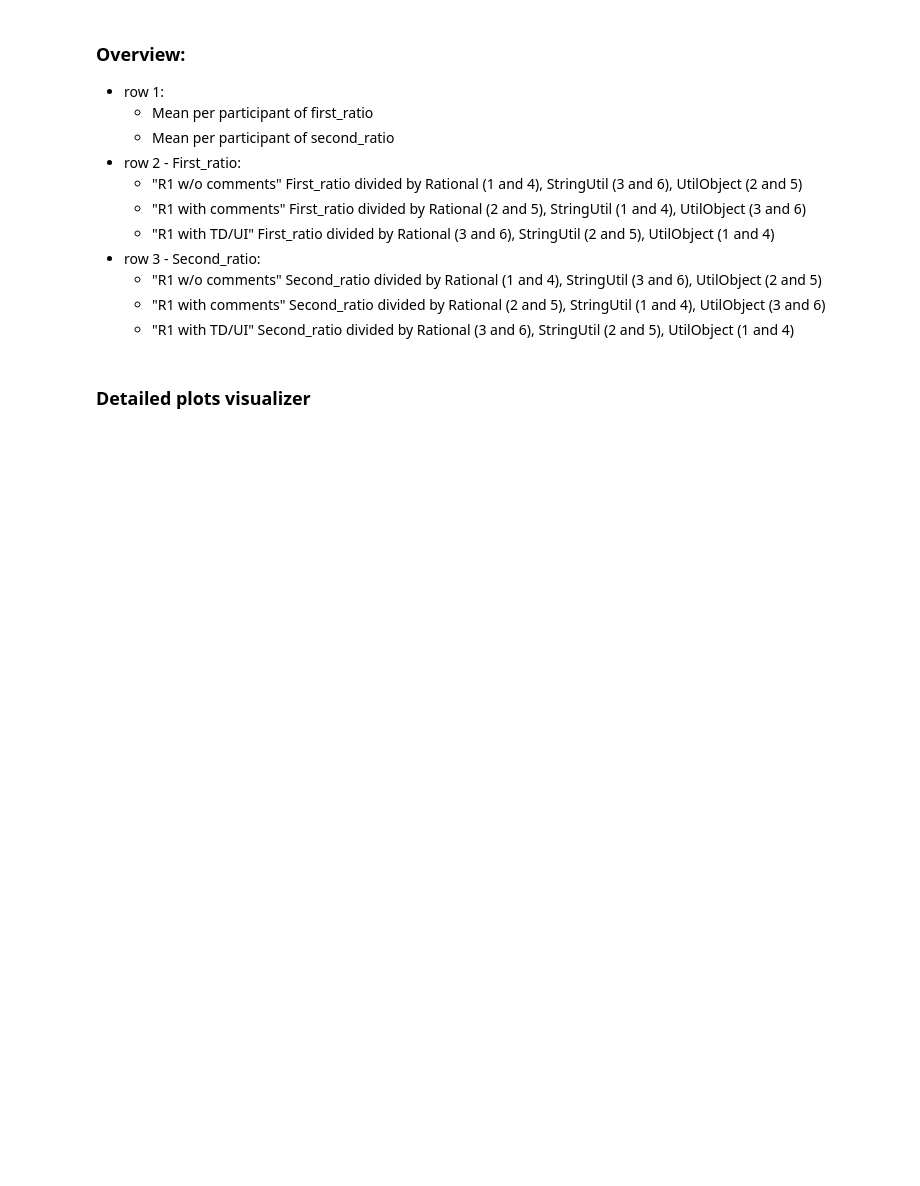
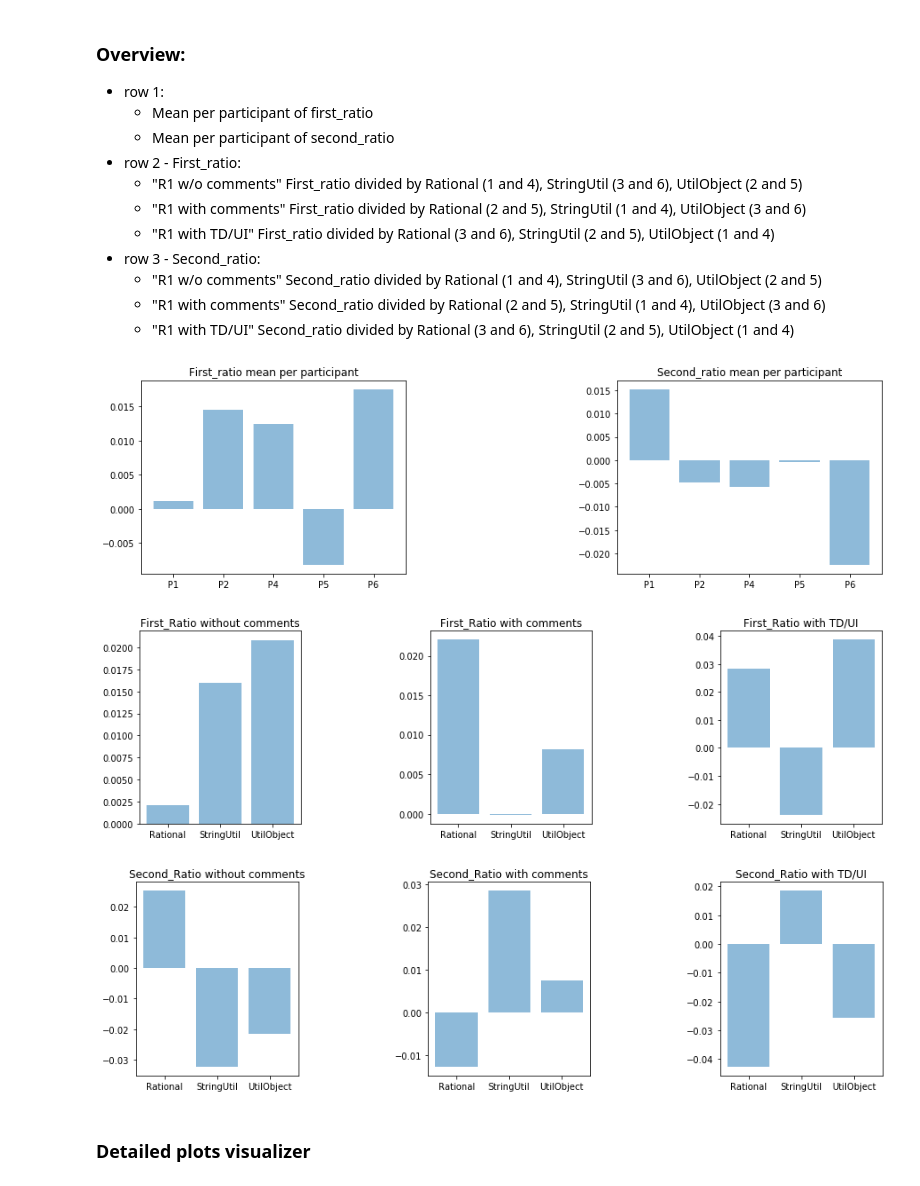
Before and after one commit to silviafracalossi/muse_data_elaborator, a Jupyter notebook: Results Visualizer.ipynb, the cells around one changed output. Drawn from its saved outputs; the diff is of its cells as text; code cells hidden in the pictures; blank space fills up the shorter version.

Commit message:
Using new baseline calculations for data management and visualization

```diff
--- a/Results Visualizer.ipynb
+++ b/Results Visualizer.ipynb
@@ -11,12 +11,13 @@ import csv
 import statistics
 
 # Scenarios Settings
+participants = [1, 2, 4, 5, 6]
 participants_no = 6
 experiments_initials = ['R', 'S', 'U']
 experiments_names = ['Rational', 'StringUtil', 'UtilObject']
 header = ['First_Ratio', 'Second_Ratio']
 
-participants_label = ["P"+str(i) for i in range(1, participants_no+1)]
+participants_label = ["P1", "P2", "P4", "P5", "P6"]
 # %%
 # 1. Load the dato into dataframe
 def read_file(file_name):
@@ -179,7 +198,7 @@ def visualize_overview_means (df_r, df_s, df_u):
     all_second_ratio_means = []
 
     # Iterate all the participants
-    for i in range(1, participants_no+1):
+    for i in participants:
 
         # Calculation of the first ratio mean per participant
         first_ratio_mean = statistics.mean([df_r.loc[i]['First_Ratio'], df_s.loc[i]['First_Ratio'], df_u.loc[i]['First_Ratio']])
@@ -233,33 +252,37 @@ def visualize_overview_ratios (df_r, df_s, df_u):
         with_td_ui.append(statistics.mean([df_r.loc[6][ratio]]))
         with_td_ui.append(statistics.mean([df_s.loc[2][ratio] + df_s.loc[5][ratio]]))
         with_td_ui.append(statistics.mean([df_u.loc[1][ratio] + df_u.loc[4][ratio]]))
 
 
         # Plotting the overview graphs-------------
         plt.figure(figsize=(15,4))
         x = experiments_names
 
         # -- Without Comments
         plt.subplot(1, 3, 1)
         plt.bar(x, without_comments, align='center', alpha=0.5)
         plt.title(ratio+' without comments')
 
         # -- With Comments
         plt.subplot(1, 3, 2)
         plt.bar(x, with_comments, align='center', alpha=0.5)
         plt.title(ratio+' with comments')
 
         # -- With TD/UI
         plt.subplot(1, 3, 3)
         plt.bar(x, with_td_ui, align='center', alpha=0.5)
         plt.title(ratio+' with TD/UI')
 
         # -- Final settings
         plt.subplots_adjust(wspace=.8)
         plt.show()
 
 visualize_overview_means(df_r, df_s, df_u)
 visualize_overview_ratios(df_r, df_s, df_u)
+# %% [output]
+[figure, added]
+[figure, added]
+[figure, added]
 # %% [markdown]
 ### Detailed plots visualizer
 # %%
```
Also changed, not shown: parts of 4 cells of this notebook, 1 other file.
